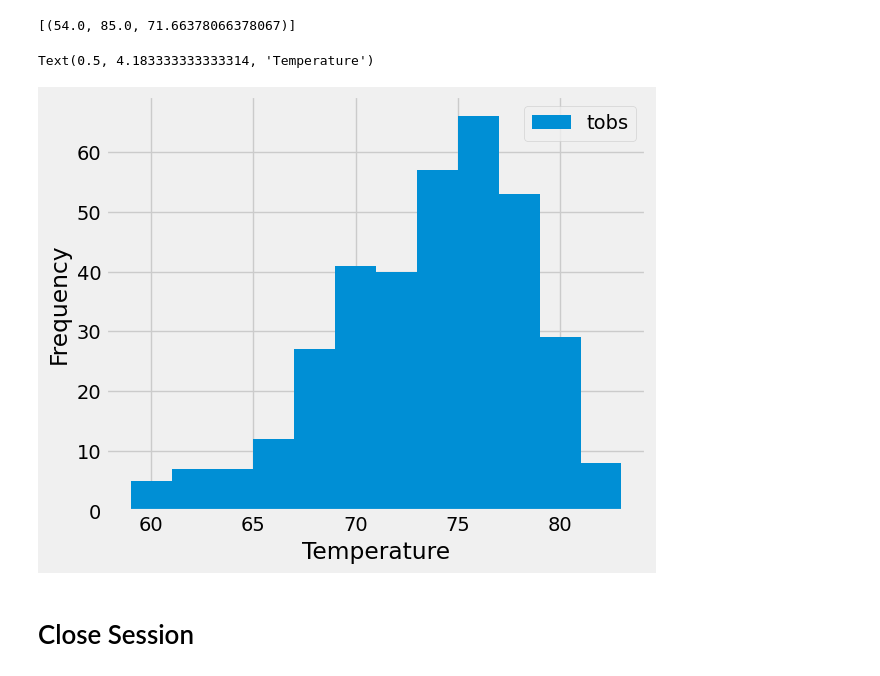
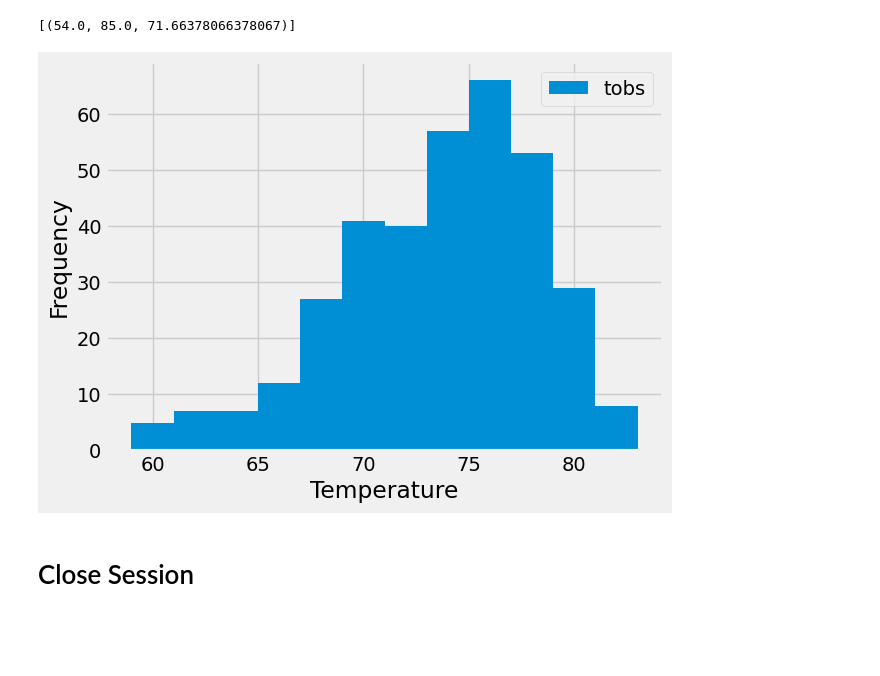
Before and after one commit to MissDysart/sqlalchemy-challenge, a Jupyter notebook: SurfsUp/hi_climate.ipynb, the cells around one changed output. Saved outputs shown, nothing was run; the diff lists cells and outputs as text; code cells hidden in the pictures; blank space fills up the shorter version.

Commit message:
Nearly finish climate data and start app

```diff
--- a/SurfsUp/hi_climate.ipynb
+++ b/SurfsUp/hi_climate.ipynb
@@ -104,9 +135,15 @@ Text(0, 0.5, 'Inches')
 # %%
 # Using the most active station id
 # Query the last 12 months of temperature observation data for this station and plot the results as a histogram
+year_tobs = session.query(Measurement.tobs).\
+    filter(Measurement.station == 'USC00519281').filter(Measurement.date >= year_ago).all()
+year_tobs_df = pd.DataFrame(year_tobs)
+year_tobs_df.plot(kind="hist", bins=12)
+plt.xlabel('Temperature')
+plt.ylabel('Frequency')
+plt.show()
 # %% [output]
-Text(0.5, 4.183333333333314, 'Temperature')
-[figure, old version]
+[figure, new version]
 # %% [markdown]
 # Close Session
 # %%
```
Also changed, not shown: parts of 7 cells of this notebook, 1 other file.
